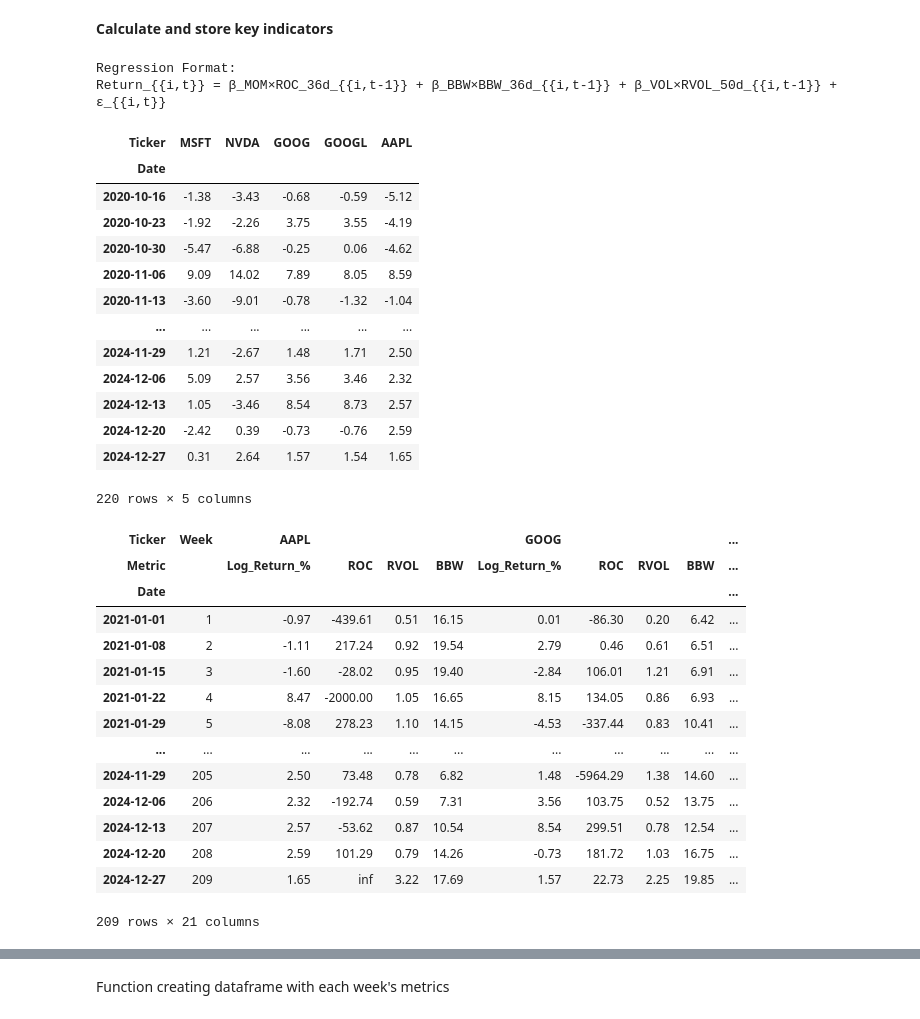
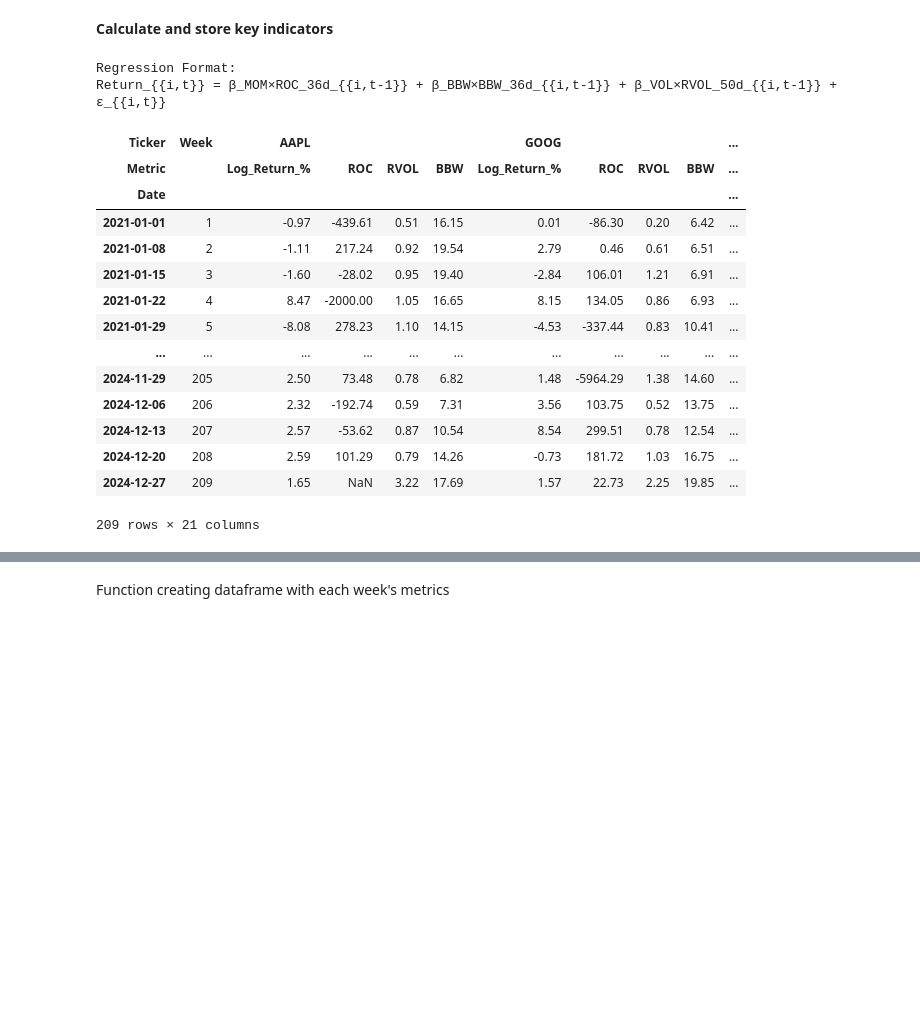
Before and after one commit to chaserenick2/Momentum-Volatility-and-Volume-Factors-in-U.S.-Stock-Returns, a Jupyter notebook: Regression.ipynb, the cells around one changed output, grey strips where cells are left out. Cells and saved outputs as stored; diff of their text form; code cells hidden in the pictures; blank space fills up the shorter version.

Commit message:
fixing log return and ROC calc

```diff
--- a/Regression.ipynb
+++ b/Regression.ipynb
@@ -202,7 +199,6 @@ for ticker in stocks:
         else:
             roc_weekly_lagged = pd.Series(np.nan, index=weekly_close.index)
         weekly_data[(ticker, 'ROC')] = roc_weekly_lagged.round(2)
-
 
 
         # 3. Relative Volume (RVOL) - Current volume vs 50-day SMA using TA library, lagged by 1 week
@@ -217,64 +213,45 @@ for ticker in stocks:
             close=ticker_daily_close,
             window=36,
             window_dev=2
         )
         bb_upper = bb_indicator.bollinger_hband()
         bb_lower = bb_indicator.bollinger_lband()
         bb_mavg = bb_indicator.bollinger_mavg()
 
         # Calculate BBW as percentage width
         bbw_daily = ((bb_upper - bb_lower) / bb_mavg) * 100
         bbw_weekly_full = bbw_daily.resample('W-FRI').last()
         bbw_lagged_values = lag_indicator(bbw_weekly_full)
         weekly_data[(ticker, 'BBW')] = pd.Series(bbw_lagged_values, index=weekly_close.index).round(2)
 
 # Filter to analysis period only
 weekly_data_analysis = weekly_data.loc[analysis_start:].copy()
 
 # Add week numbers as a separate column
 weekly_data_analysis.insert(0, 'Week', range(1, len(weekly_data_analysis) + 1))
 
 print(f"Regression Format:")
 print("Return_{{i,t}} = β_MOM×ROC_36d_{{i,t-1}} + β_BBW×BBW_36d_{{i,t-1}} + β_VOL×RVOL_50d_{{i,t-1}} + ε_{{i,t}}")
 
 # Display a small slice to confirm ROC values exist
 
 
-display(log_returns)
 display(weekly_data_analysis)
-display(weekly_open.tail(15))
-display(weekly_close.tail(15))
-display(weekly_change.tail(15))
-display(weekly_roc_5w.tail(15))
 # %% [output]
 Regression Format:
 Return_{{i,t}} = β_MOM×ROC_36d_{{i,t-1}} + β_BBW×BBW_36d_{{i,t-1}} + β_VOL×RVOL_50d_{{i,t-1}} + ε_{{i,t}}
-| Ticker | MSFT | NVDA | GOOG | GOOGL | AAPL |
-| Date |  |  |  |  |  |
-| 2020-10-16 | -1.38 | -3.43 | -0.68 | -0.59 | -5.12 |
-| 2020-10-23 | -1.92 | -2.26 | 3.75 | 3.55 | -4.19 |
-| 2020-10-30 | -5.47 | -6.88 | -0.25 | 0.06 | -4.62 |
-| 2020-11-06 | 9.09 | 14.02 | 7.89 | 8.05 | 8.59 |
-| 2020-11-13 | -3.60 | -9.01 | -0.78 | -1.32 | -1.04 |
-| ... | ... | ... | ... | ... | ... |
-| 2024-11-29 | 1.21 | -2.67 | 1.48 | 1.71 | 2.50 |
-| 2024-12-06 | 5.09 | 2.57 | 3.56 | 3.46 | 2.32 |
-| 2024-12-13 | 1.05 | -3.46 | 8.54 | 8.73 | 2.57 |
-| 2024-12-20 | -2.42 | 0.39 | -0.73 | -0.76 | 2.59 |
-| 2024-12-27 | 0.31 | 2.64 | 1.57 | 1.54 | 1.65 |
+| Ticker | Week | AAPL |  |  |  | GOOG |  |  |  | ... |
+| Metric |  | Log_Return_% | ROC | RVOL | BBW | Log_Return_% | ROC | RVOL | BBW | ... |
+| Date |  |  |  |  |  |  |  |  |  | ... |
+| 2021-01-01 | 1 | -0.97 | -439.61 | 0.51 | 16.15 | 0.01 | -86.30 | 0.20 | 6.42 | ... |
+| 2021-01-08 | 2 | -1.11 | 217.24 | 0.92 | 19.54 | 2.79 | 0.46 | 0.61 | 6.51 | ... |
+| 2021-01-15 | 3 | -1.60 | -28.02 | 0.95 | 19.40 | -2.84 | 106.01 | 1.21 | 6.91 | ... |
+| 2021-01-22 | 4 | 8.47 | -2000.00 | 1.05 | 16.65 | 8.15 | 134.05 | 0.86 | 6.93 | ... |
+| 2021-01-29 | 5 | -8.08 | 278.23 | 1.10 | 14.15 | -4.53 | -337.44 | 0.83 | 10.41 | ... |
+| ... | ... | ... | ... | ... | ... | ... | ... | ... | ... | ... |
+| 2024-11-29 | 205 | 2.50 | 73.48 | 0.78 | 6.82 | 1.48 | -5964.29 | 1.38 | 14.60 | ... |
+| 2024-12-06 | 206 | 2.32 | -192.74 | 0.59 | 7.31 | 3.56 | 103.75 | 0.52 | 13.75 | ... |
+| 2024-12-13 | 207 | 2.57 | -53.62 | 0.87 | 10.54 | 8.54 | 299.51 | 0.78 | 12.54 | ... |
+| 2024-12-20 | 208 | 2.59 | 101.29 | 0.79 | 14.26 | -0.73 | 181.72 | 1.03 | 16.75 | ... |
+| 2024-12-27 | 209 | 1.65 | NaN | 3.22 | 17.69 | 1.57 | 22.73 | 2.25 | 19.85 | ... |
-220 rows × 5 columns
+209 rows × 21 columns
-| Ticker | Week | AAPL |  |  |  | GOOG |  |  |  | ... |
-| Metric |  | Log_Return_% | ROC | RVOL | BBW | Log_Return_% | ROC | RVOL | BBW | ... |
-| Date |  |  |  |  |  |  |  |  |  | ... |
-| 2021-01-01 | 1 | -0.97 | -439.61 | 0.51 | 16.15 | 0.01 | -86.30 | 0.20 | 6.42 | ... |
-| 2021-01-08 | 2 | -1.11 | 217.24 | 0.92 | 19.54 | 2.79 | 0.46 | 0.61 | 6.51 | ... |
-| 2021-01-15 | 3 | -1.60 | -28.02 | 0.95 | 19.40 | -2.84 | 106.01 | 1.21 | 6.91 | ... |
-| 2021-01-22 | 4 | 8.47 | -2000.00 | 1.05 | 16.65 | 8.15 | 134.05 | 0.86 | 6.93 | ... |
-| 2021-01-29 | 5 | -8.08 | 278.23 | 1.10 | 14.15 | -4.53 | -337.44 | 0.83 | 10.41 | ... |
-| ... | ... | ... | ... | ... | ... | ... | ... | ... | ... | ... |
-| 2024-11-29 | 205 | 2.50 | 73.48 | 0.78 | 6.82 | 1.48 | -5964.29 | 1.38 | 14.60 | ... |
-| 2024-12-06 | 206 | 2.32 | -192.74 | 0.59 | 7.31 | 3.56 | 103.75 | 0.52 | 13.75 | ... |
-| 2024-12-13 | 207 | 2.57 | -53.62 | 0.87 | 10.54 | 8.54 | 299.51 | 0.78 | 12.54 | ... |
-| 2024-12-20 | 208 | 2.59 | 101.29 | 0.79 | 14.26 | -0.73 | 181.72 | 1.03 | 16.75 | ... |
-| 2024-12-27 | 209 | 1.65 | inf | 3.22 | 17.69 | 1.57 | 22.73 | 2.25 | 19.85 | ... |
-209 rows × 21 columns
```
Also changed, not shown: parts of 2 cells of this notebook.
